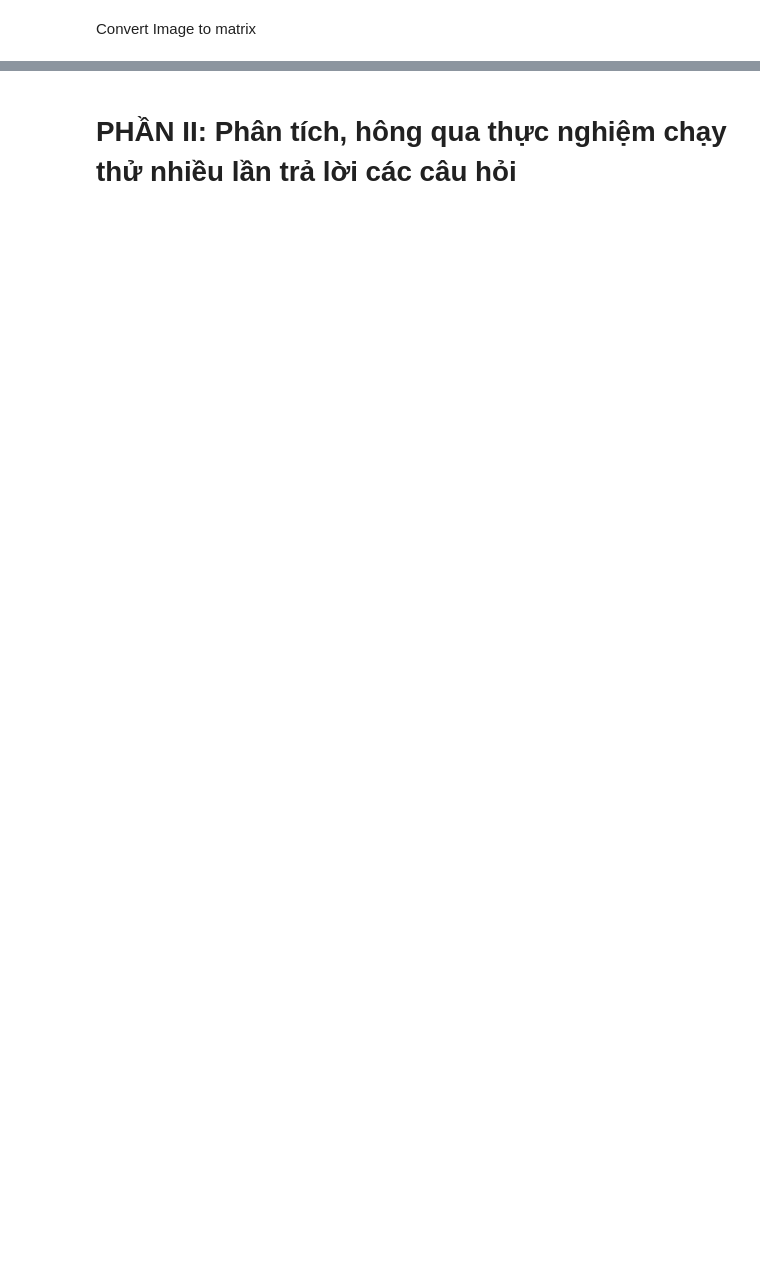
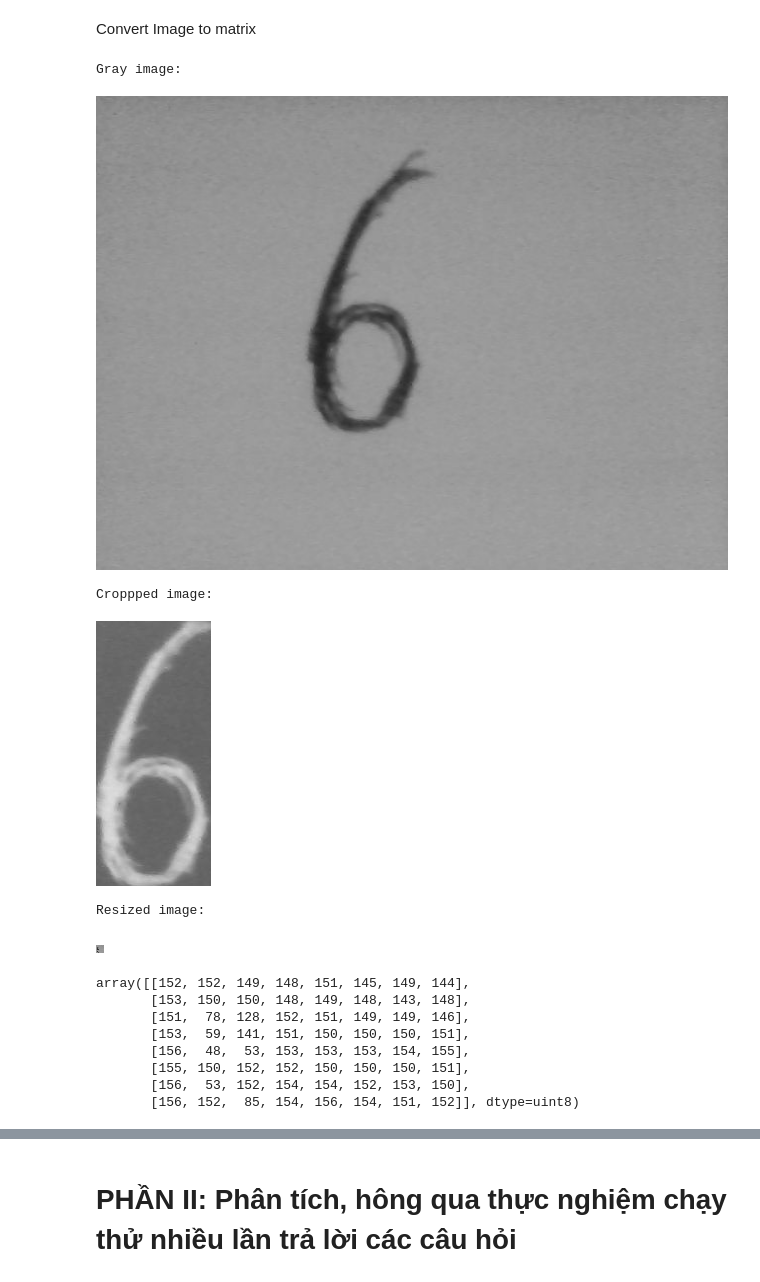
Before and after one commit to TruongQuocTruong/MayHoc_CS114, a Jupyter notebook: BaiColab01.ipynb, the cells around one changed output, grey strips where cells are left out. Saved outputs shown, nothing was run; the diff lists cells and outputs as text; code cells hidden in the pictures; blank space fills up the shorter version.

```diff
--- a/BaiColab01.ipynb
+++ b/BaiColab01.ipynb
@@ -126,0 +124,56 @@ plt.show()
+# %%
+###### Convert image to grayscale 8x8 array
+import matplotlib.pyplot as plt
+import cv2
+import numpy as np
+from google.colab.patches import cv2_imshow
+
+def crop_img(inImg):
+  inImg = 255 - inImg[:, :]
+
+  maxUp = inImg.shape[0]//2
+  maxDown = inImg.shape[0]//2
+  maxLeft = inImg.shape[1]//2
+  maxRight = inImg.shape[1]//2
+
+  for i in range(inImg.shape[0]):
+    for j in range(inImg.shape[1]):
+      if inImg[i][j] > 160:
+        if maxUp >= i: maxUp = i
+        if maxDown <= i: maxDown = i
+        if maxLeft >= j: maxLeft = j
+        if maxRight <= j: maxRight = j
+
+  editedImg = inImg[maxUp:maxDown+1, maxLeft:maxRight+1]
+  return editedImg
+
+path_img = "/content/photo.jpg"
+
+gray_image = cv2.imread(path_img, 0)
+print('Gray image: ')
+cv2_imshow(gray_image)
+
+croppedImg = crop_img(gray_image)
+print('Croppped image: ')
+cv2_imshow(croppedImg)
+
+
+resizedImg =  cv2.resize(img_crop,(8,8))
+print('Resized image: ')
+cv2_imshow(resizedImg)
+resizedImg
+# %% [output]
+Gray image:
+[figure, added]
+Croppped image:
+[figure, added]
+Resized image:
+[figure, added]
+array([[152, 152, 149, 148, 151, 145, 149, 144],
+       [153, 150, 150, 148, 149, 148, 143, 148],
+       [151,  78, 128, 152, 151, 149, 149, 146],
+       [153,  59, 141, 151, 150, 150, 150, 151],
+       [156,  48,  53, 153, 153, 153, 154, 155],
+       [155, 150, 152, 152, 150, 150, 150, 151],
+       [156,  53, 152, 154, 154, 152, 153, 150],
+       [156, 152,  85, 154, 156, 154, 151, 152]], dtype=uint8)
```
Also changed, not shown: parts of 19 cells of this notebook.
